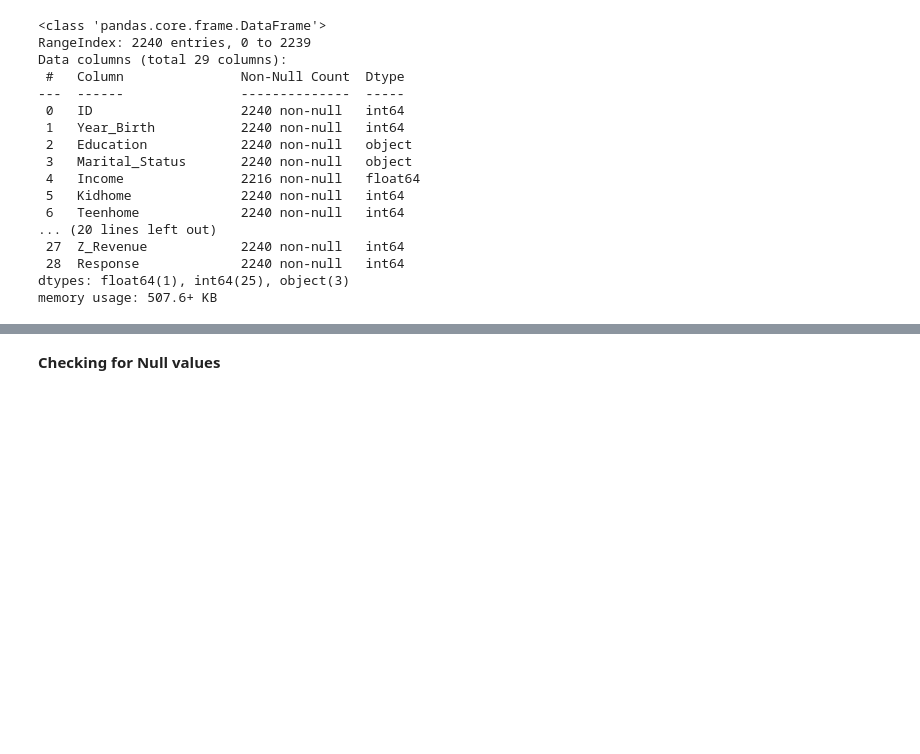
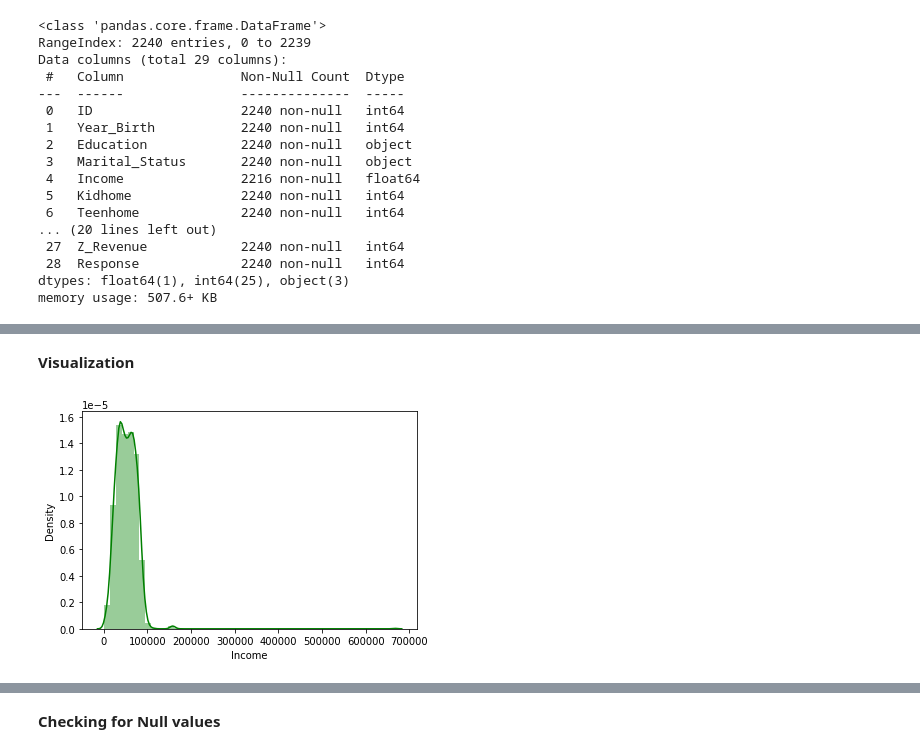
Before and after one commit to RiteshopShrivastava/Customer_Behavior_Analysis, a Jupyter notebook: Customer_behavoir_Analysis.ipynb, the cells around one changed output, grey strips where cells are left out. Drawn from its saved outputs; the diff is of its cells as text; code cells hidden in the pictures; blank space fills up the shorter version.

```diff
--- a/Customer_behavoir_Analysis.ipynb
+++ b/Customer_behavoir_Analysis.ipynb
@@ -150,0 +135,7 @@ data[data.duplicated()].shape
+# %% [markdown]
+**Visualization**
+# %%
+# Distribution plot for 'Income'
+sns.distplot(data['Income'], color='green');
+# %% [output]
+[figure, added]
```
Also changed, not shown: parts of 47 cells of this notebook.
